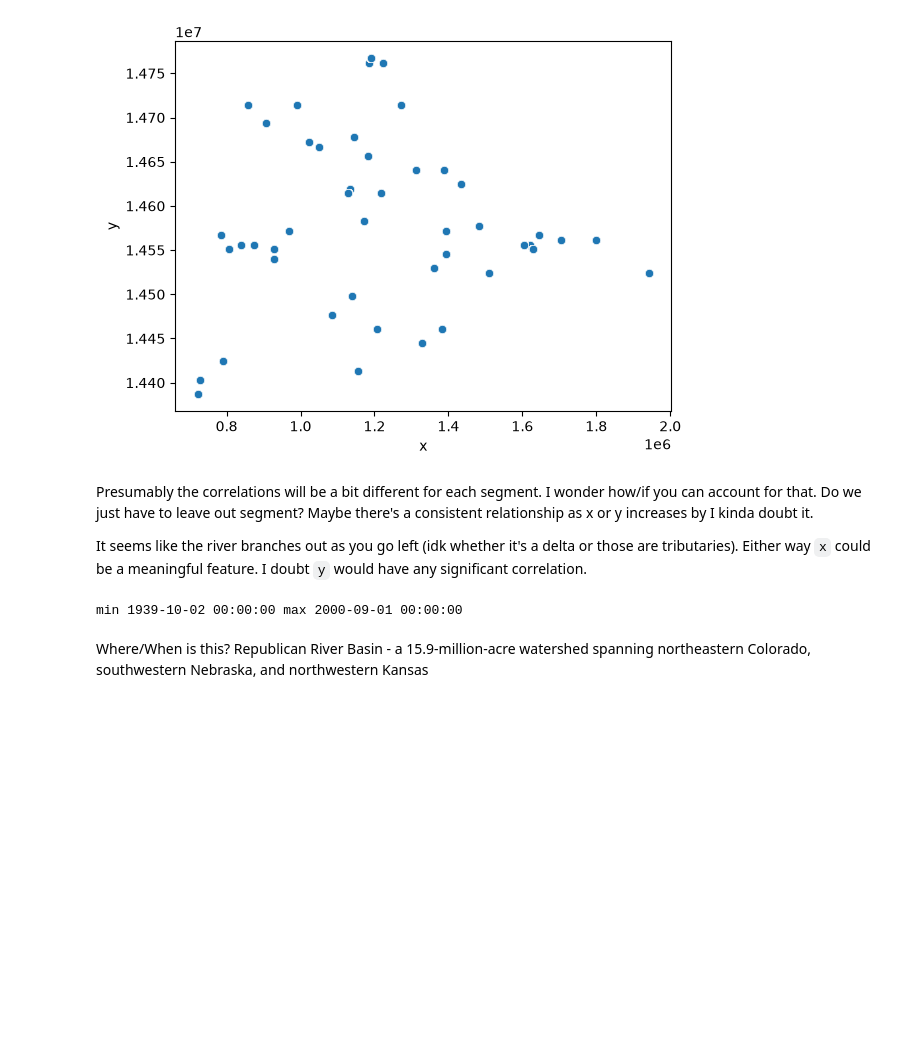
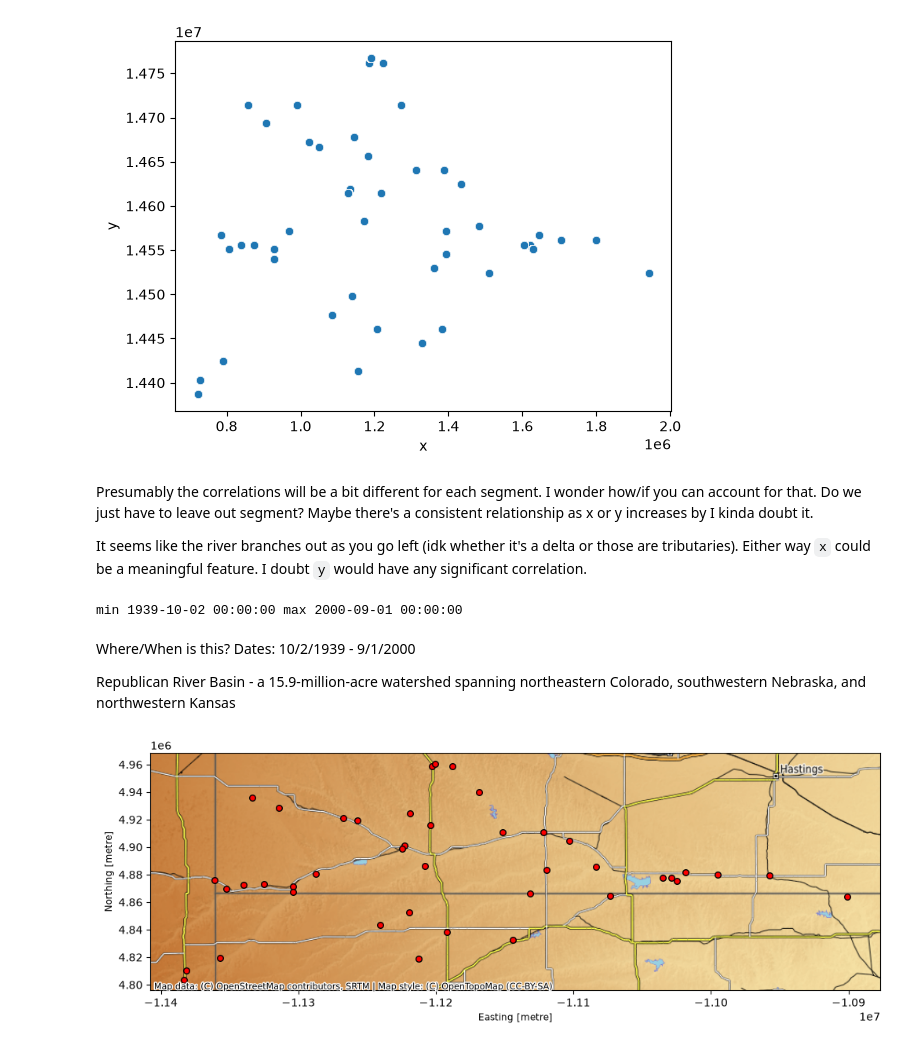
Before and after one commit to Meikul/cs6830_project6, a Jupyter notebook: project6.ipynb, the cells around one changed output. Saved outputs shown, nothing was run; the diff lists cells and outputs as text; code cells hidden in the pictures; blank space fills up the shorter version.

Commit message:
added basemap

```diff
--- a/project6.ipynb
+++ b/project6.ipynb
@@ -40,4 +39,17 @@ print(f'min {df['DateTime'].min()} max {df['DateTime'].max()}')
 min 1939-10-02 00:00:00 max 2000-09-01 00:00:00
 # %% [markdown]
 Where/When is this?
+Dates: 10/2/1939 - 9/1/2000
+
 Republican River Basin - a 15.9-million-acre watershed spanning northeastern Colorado, southwestern Nebraska, and northwestern Kansas
+# %%
+import pandas as pd, geopandas as gpd, contextily as cx, matplotlib.pyplot as plt
+
+df = pd.read_csv("data/RRCA_baseflow.csv").drop_duplicates("Segment_id")
+gdf = gpd.GeoDataFrame(df, geometry=gpd.points_from_xy(df.x * 0.3048, df.y * 0.3048),
+                       crs="EPSG:26914").to_crs(epsg=3857)   # UTM 14 (ft -> m) -> web mercator
+ax = gdf.plot(figsize=(12, 6), color="red", markersize=30, edgecolor="k")
+cx.add_basemap(ax, source=cx.providers.Esri.WorldImagery)  # or cx.providers.Esri.WorldImagery
+plt.show()
+# %% [output]
+[figure, added]
```
Also changed, not shown: parts of 1 cell of this notebook.
